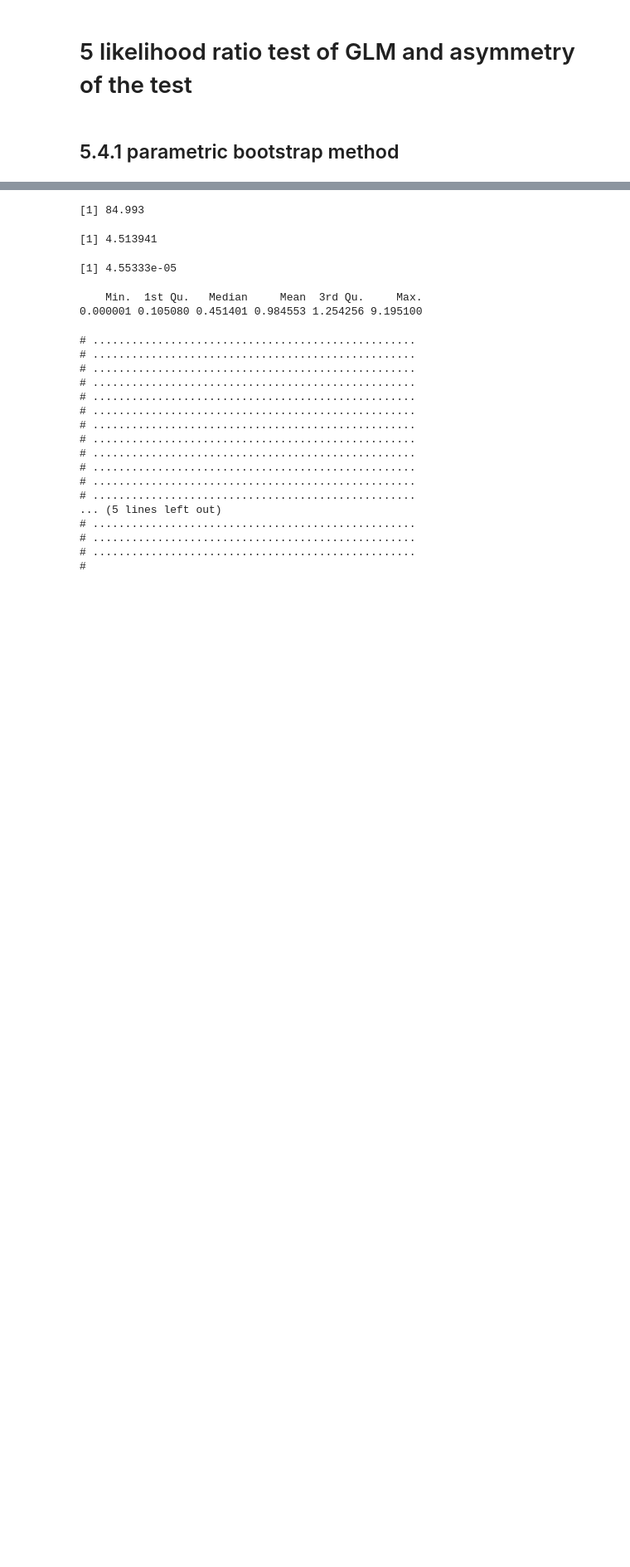
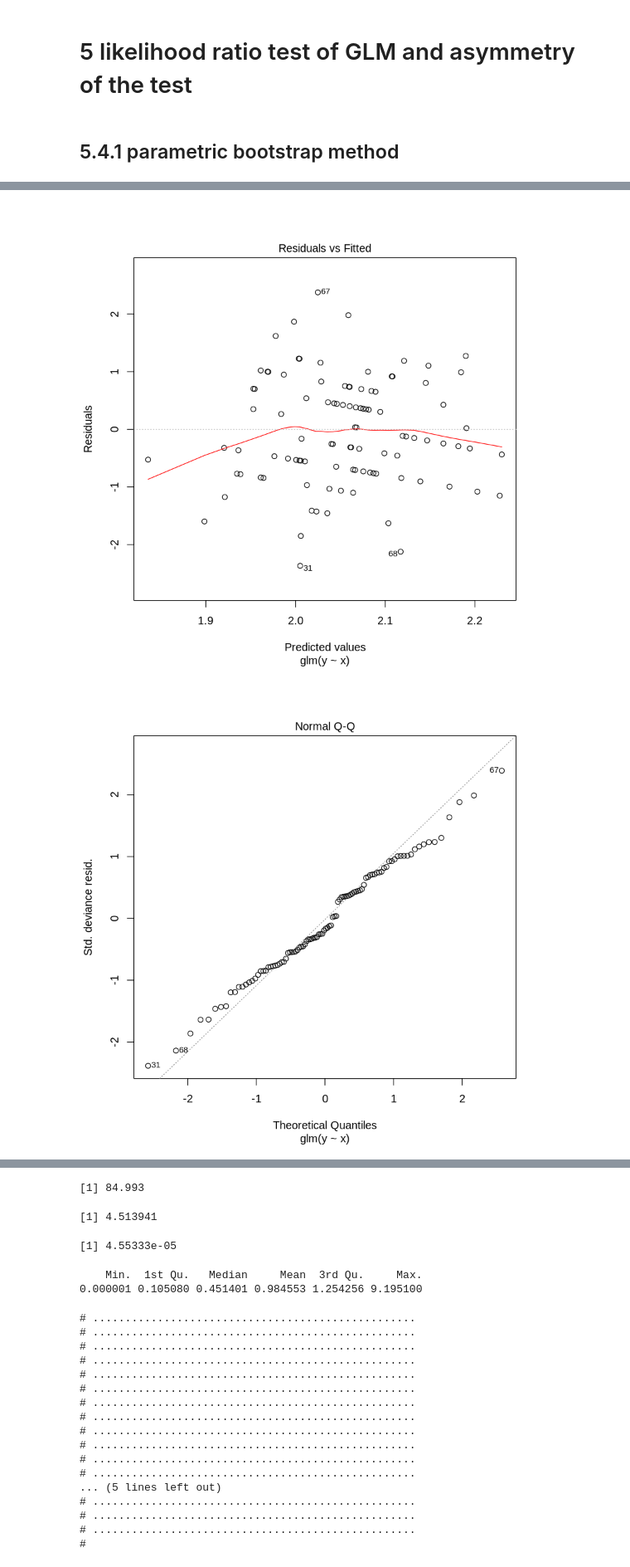
Before and after one commit to naoiwata/my-data-analysis, a Jupyter notebook: glm-book-chapter5.ipynb, the cells around one changed output, grey strips where cells are left out. Shown at 83% size. Cells and saved outputs as stored; diff of their text form; code cells hidden in the pictures; blank space fills up the shorter version.

```diff
--- a/glm-book-chapter5.ipynb
+++ b/glm-book-chapter5.ipynb
@@ -8,0 +21,5 @@ fit2 <- glm(y ~ x, data = d, family = poisson)
+# %%
+plot(fit2)
+# %% [output]
+[figure, added]
+[figure, added]
```
Also changed, not shown: parts of 2 cells of this notebook.
